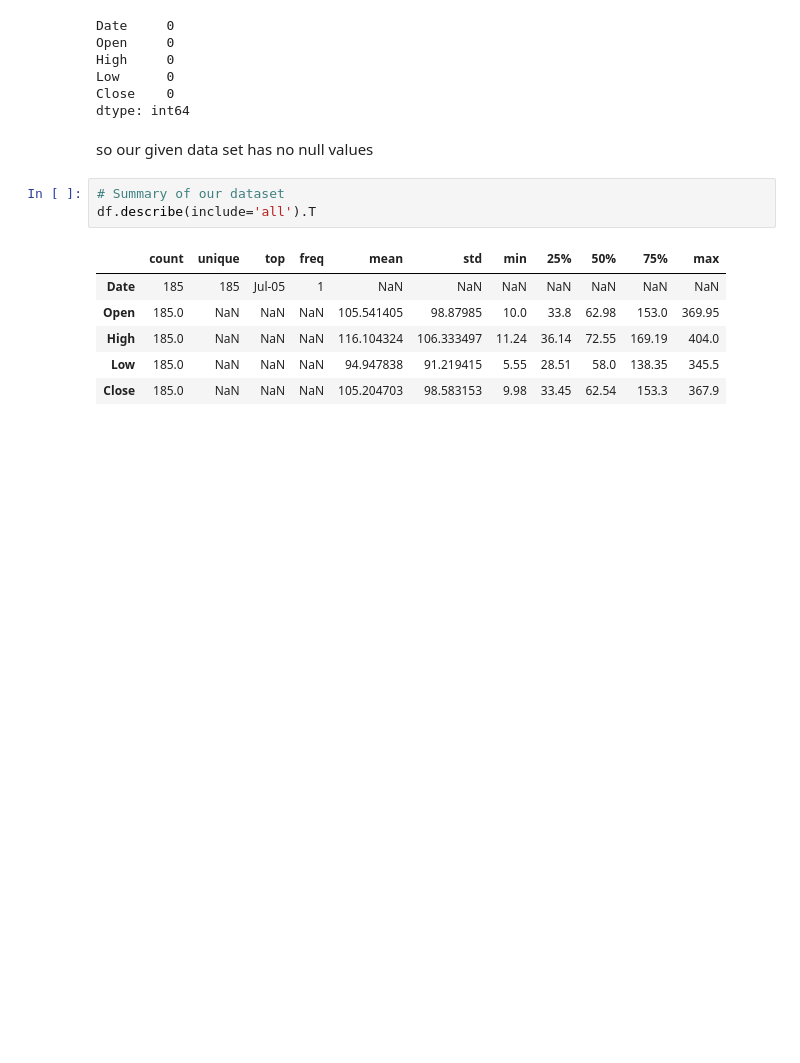
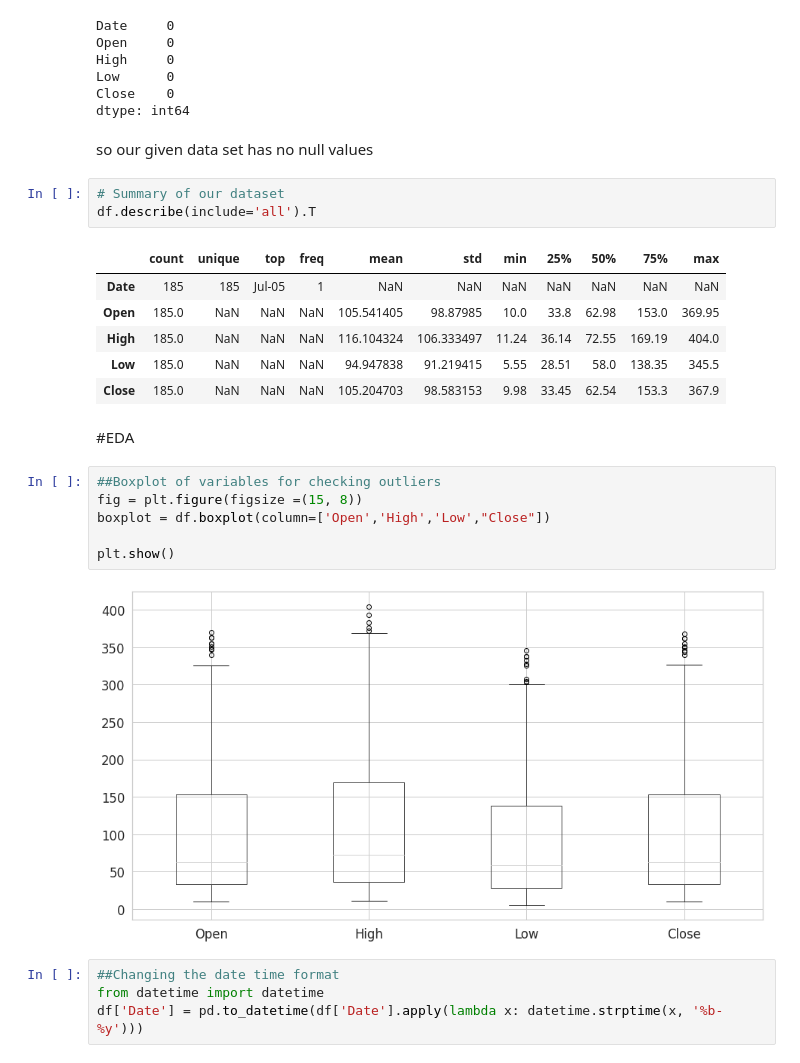
Before and after one commit to Aashishc-prog/Yes-Bank-Stock-Closing-Price-prediction-, a Jupyter notebook: Capstone_2_Yes_Bank_stock_closing_price_.ipynb, the cells around one changed output. Cells and saved outputs as stored; diff of their text form; blank space fills up the shorter version.

```diff
--- a/Capstone_2_Yes_Bank_stock_closing_price_.ipynb
+++ b/Capstone_2_Yes_Bank_stock_closing_price_.ipynb
@@ -141,3 +143,17 @@ df.describe(include='all').T
 | High | 185.0 | NaN | NaN | NaN | 116.104324 | 106.333497 | 11.24 | 36.14 | 72.55 | 169.19 | 404.0 |
 | Low | 185.0 | NaN | NaN | NaN | 94.947838 | 91.219415 | 5.55 | 28.51 | 58.0 | 138.35 | 345.5 |
 | Close | 185.0 | NaN | NaN | NaN | 105.204703 | 98.583153 | 9.98 | 33.45 | 62.54 | 153.3 | 367.9 |
+# %% [markdown]
+#EDA
+# %%
+##Boxplot of variables for checking outliers
+fig = plt.figure(figsize =(15, 8))
+boxplot = df.boxplot(column=['Open','High','Low',"Close"])
+
+plt.show()
+# %% [output]
+[figure, added]
+# %%
+##Changing the date time format
+from datetime import datetime
+df['Date'] = pd.to_datetime(df['Date'].apply(lambda x: datetime.strptime(x, '%b-%y')))
```
Also changed, not shown: parts of 14 cells of this notebook.
